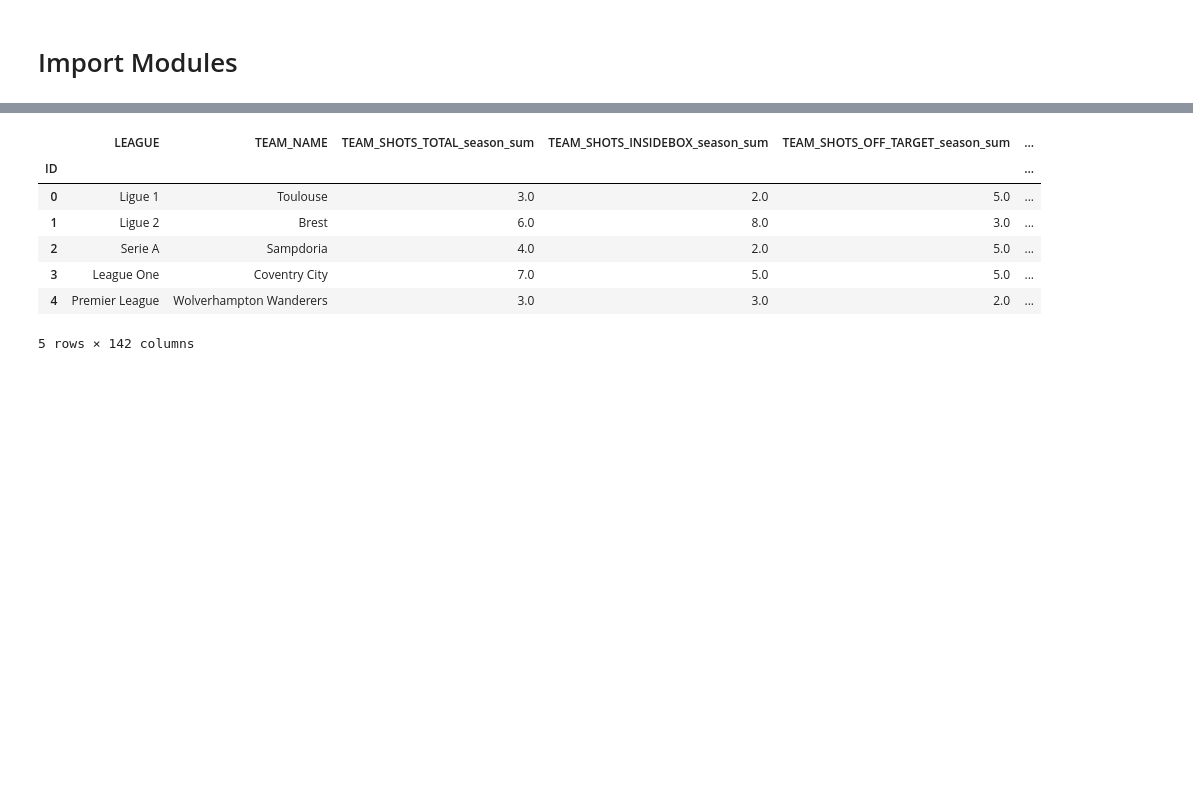
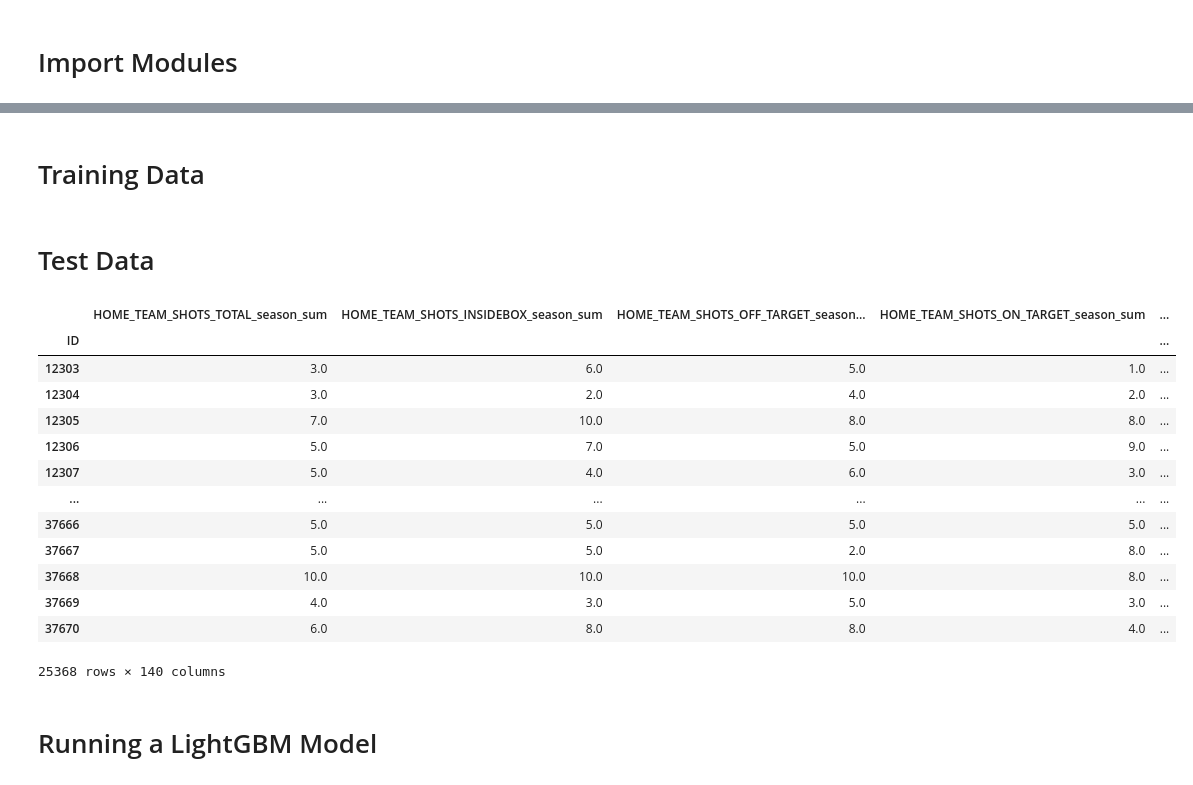
Before and after one commit to talhajamal11/qrt-2024-predict-football-winner, a Jupyter notebook: src/main.ipynb, the cells around one changed output, grey strips where cells are left out. Cells and saved outputs as stored; diff of their text form; code cells hidden in the pictures; blank space fills up the shorter version.

```diff
--- a/src/main.ipynb
+++ b/src/main.ipynb
@@ -21 +23,3 @@ os.chdir(file_path)
+# %% [markdown]
+# Training Data
 # %%
@@ -34,14 +44,43 @@ train_data =  pd.concat([train_home,train_away],join='inner',axis=1)
 train_scores = train_scores.loc[train_data.index]
 
 train_data = train_data.replace({np.inf:np.nan,-np.inf:np.nan})
-# %%
-train_home_team_statistics_df.head()
-# %% [output]
-|  | LEAGUE | TEAM_NAME | TEAM_SHOTS_TOTAL_season_sum | TEAM_SHOTS_INSIDEBOX_season_sum | TEAM_SHOTS_OFF_TARGET_season_sum | ... |
-| ID |  |  |  |  |  | ... |
-| 0 | Ligue 1 | Toulouse | 3.0 | 2.0 | 5.0 | ... |
-| 1 | Ligue 2 | Brest | 6.0 | 8.0 | 3.0 | ... |
-| 2 | Serie A | Sampdoria | 4.0 | 2.0 | 5.0 | ... |
-| 3 | League One | Coventry City | 7.0 | 5.0 | 5.0 | ... |
-| 4 | Premier League | Wolverhampton Wanderers | 3.0 | 3.0 | 2.0 | ... |
-5 rows × 142 columns
+# %% [markdown]
+# Test Data
+# %%
+# Team Statistics
+test_home_team_statistics_df = pd.read_csv('data/Test_Data/test_home_team_statistics_df.csv', index_col=0)
+test_away_team_statistics_df = pd.read_csv('data/Test_Data/test_away_team_statistics_df.csv', index_col=0)
+
+# Player Statistics
+test_home_player_statistics_df = pd.read_csv('data/Test_Data/test_home_player_statistics_df.csv', index_col=0)
+test_away_player_statistics_df = pd.read_csv('data/Test_Data/test_away_player_statistics_df.csv', index_col=0)
+
+
+test_home = test_home_team_statistics_df
+test_away = test_away_team_statistics_df
+
+test_home.columns = 'HOME_' + test_home.columns
+test_away.columns = 'AWAY_' + test_away.columns
+
+test_data =  pd.concat([test_home,test_away],join='inner',axis=1)
+
+test_data = test_data.replace({np.inf:np.nan,-np.inf:np.nan})
+# %%
+test_home
+# %% [output]
+|  | HOME_TEAM_SHOTS_TOTAL_season_sum | HOME_TEAM_SHOTS_INSIDEBOX_season_sum | HOME_TEAM_SHOTS_OFF_TARGET_season... | HOME_TEAM_SHOTS_ON_TARGET_season_sum | ... |
+| ID |  |  |  |  | ... |
+| 12303 | 3.0 | 6.0 | 5.0 | 1.0 | ... |
+| 12304 | 3.0 | 2.0 | 4.0 | 2.0 | ... |
+| 12305 | 7.0 | 10.0 | 8.0 | 8.0 | ... |
+| 12306 | 5.0 | 7.0 | 5.0 | 9.0 | ... |
+| 12307 | 5.0 | 4.0 | 6.0 | 3.0 | ... |
+| ... | ... | ... | ... | ... | ... |
+| 37666 | 5.0 | 5.0 | 5.0 | 5.0 | ... |
+| 37667 | 5.0 | 5.0 | 2.0 | 8.0 | ... |
+| 37668 | 10.0 | 10.0 | 10.0 | 8.0 | ... |
+| 37669 | 4.0 | 3.0 | 5.0 | 3.0 | ... |
+| 37670 | 6.0 | 8.0 | 8.0 | 4.0 | ... |
+25368 rows × 140 columns
+# %% [markdown]
+# Running a LightGBM Model
```
Also changed, not shown: parts of 5 cells of this notebook.
